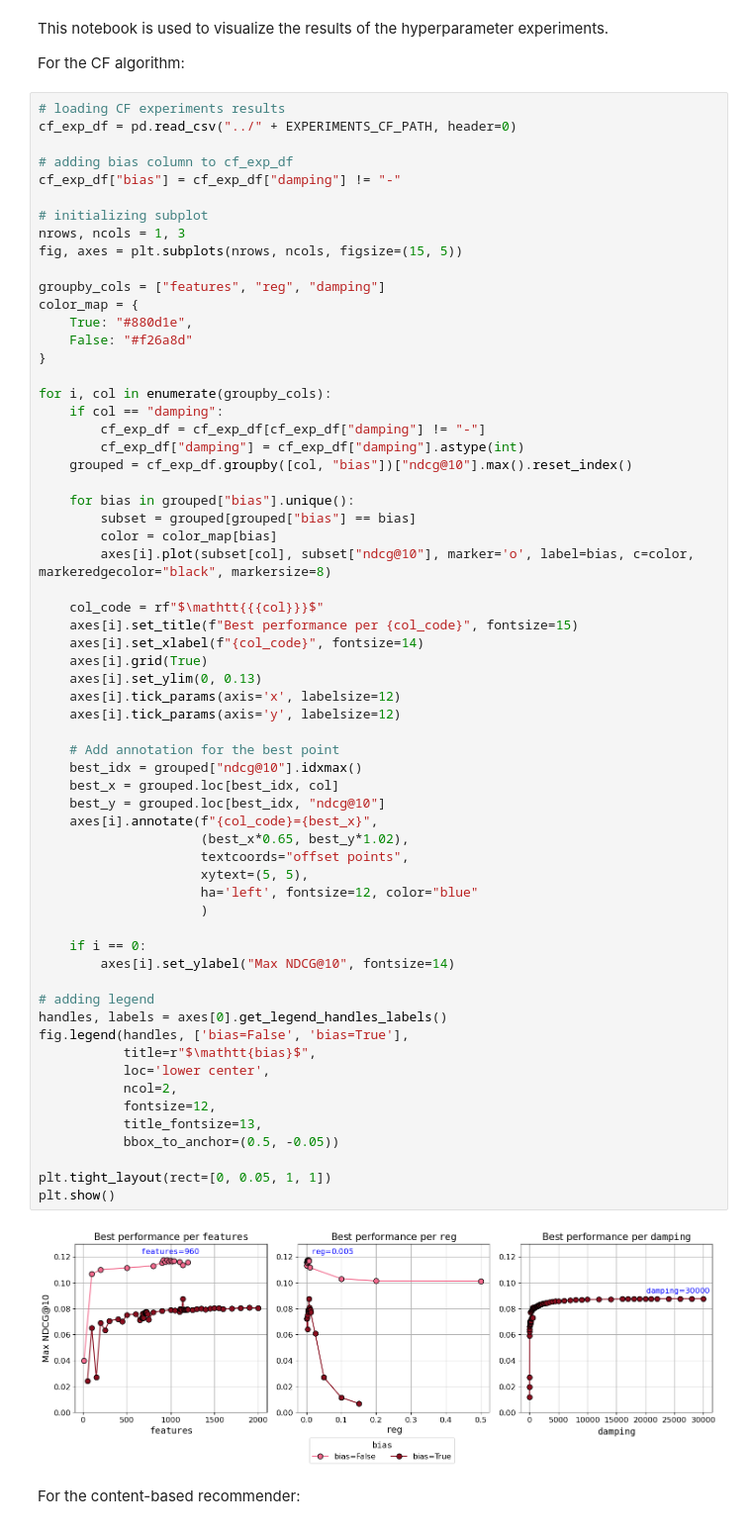
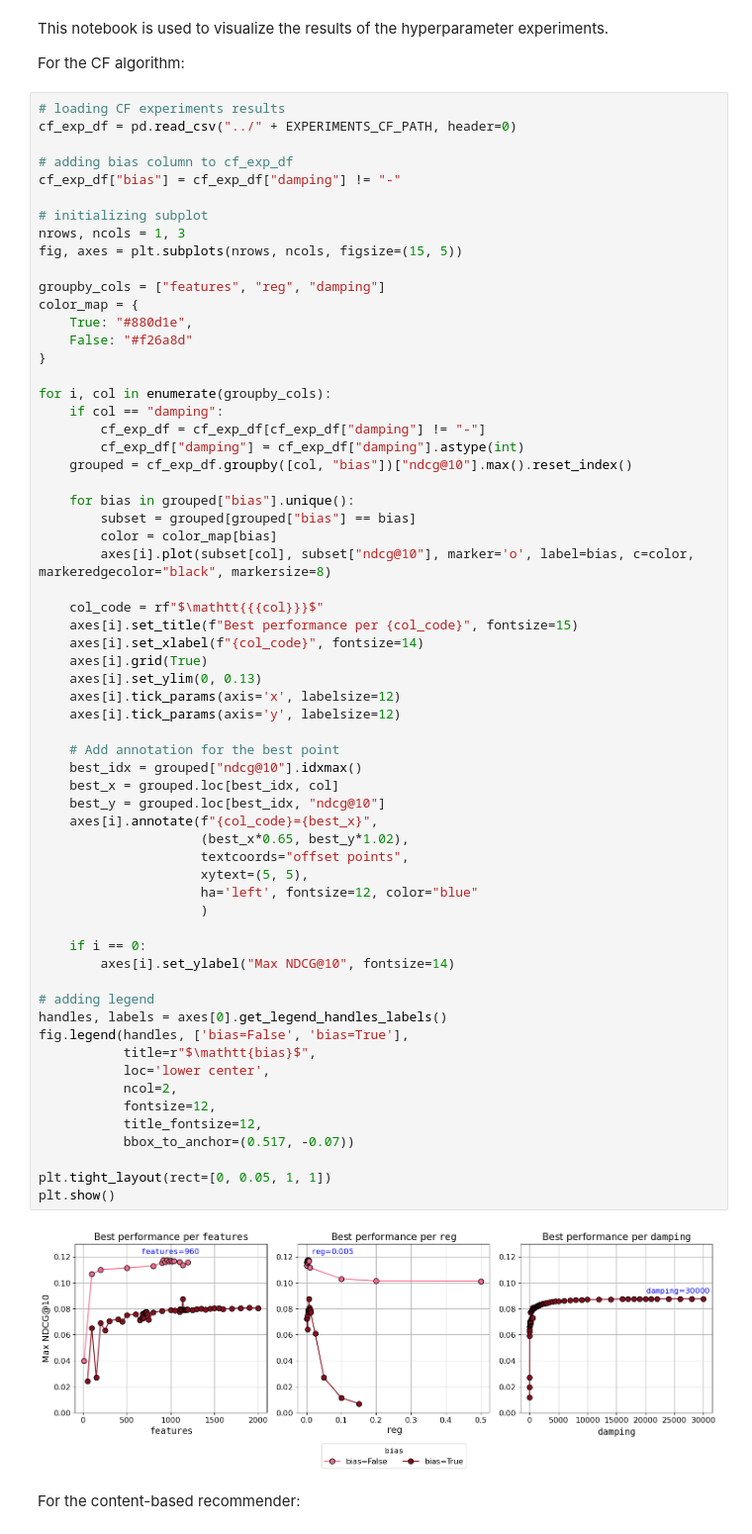
Before and after one commit to SebWae/dr-podcast-recsys-bsc-project, a Jupyter notebook: eda/experiments_viz.ipynb, the cells around one changed output. Shown at 99% size. Drawn from its saved outputs; the diff is of its cells as text.

Commit message:
centering legend for cf experiments plot

```diff
--- a/eda/experiments_viz.ipynb
+++ b/eda/experiments_viz.ipynb
@@ -50,36 +50,36 @@ for i, col in enumerate(groupby_cols):
     axes[i].grid(True)
     axes[i].set_ylim(0, 0.13)
     axes[i].tick_params(axis='x', labelsize=12)
     axes[i].tick_params(axis='y', labelsize=12)
 
     # Add annotation for the best point
     best_idx = grouped["ndcg@10"].idxmax()
     best_x = grouped.loc[best_idx, col]
     best_y = grouped.loc[best_idx, "ndcg@10"]
     axes[i].annotate(f"{col_code}={best_x}",
                      (best_x*0.65, best_y*1.02),
                      textcoords="offset points",
                      xytext=(5, 5),
                      ha='left', fontsize=12, color="blue"
                      )
 
     if i == 0:
         axes[i].set_ylabel("Max NDCG@10", fontsize=14)
 
 # adding legend
 handles, labels = axes[0].get_legend_handles_labels()
 fig.legend(handles, ['bias=False', 'bias=True'],
            title=r"$\mathtt{bias}$",
            loc='lower center',
            ncol=2,
            fontsize=12,
-           title_fontsize=13,
-           bbox_to_anchor=(0.5, -0.05))
+           title_fontsize=12,
+           bbox_to_anchor=(0.517, -0.07))
 
 plt.tight_layout(rect=[0, 0.05, 1, 1])
 plt.show()
 # %% [output]
-[figure, old version]
+[figure, new version]
 # %% [markdown]
 For the content-based recommender:
 # %%
```
